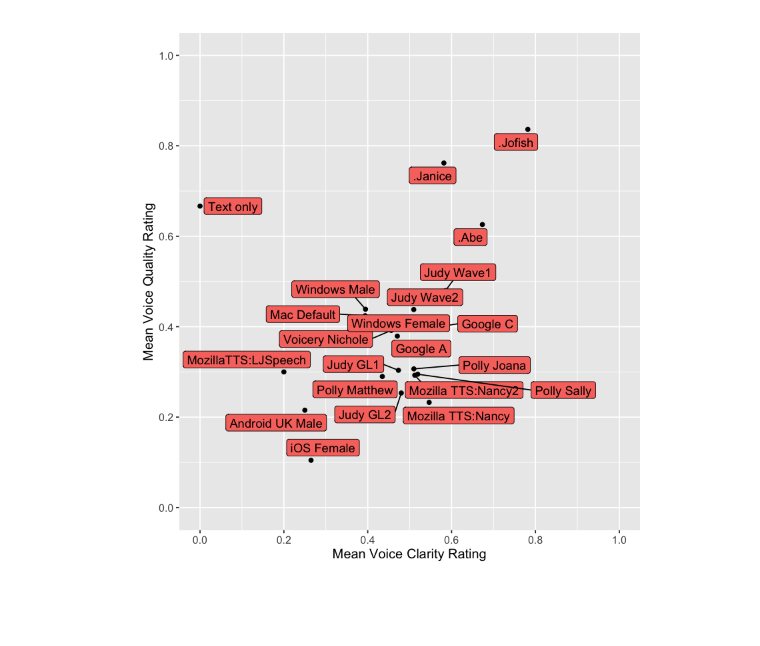
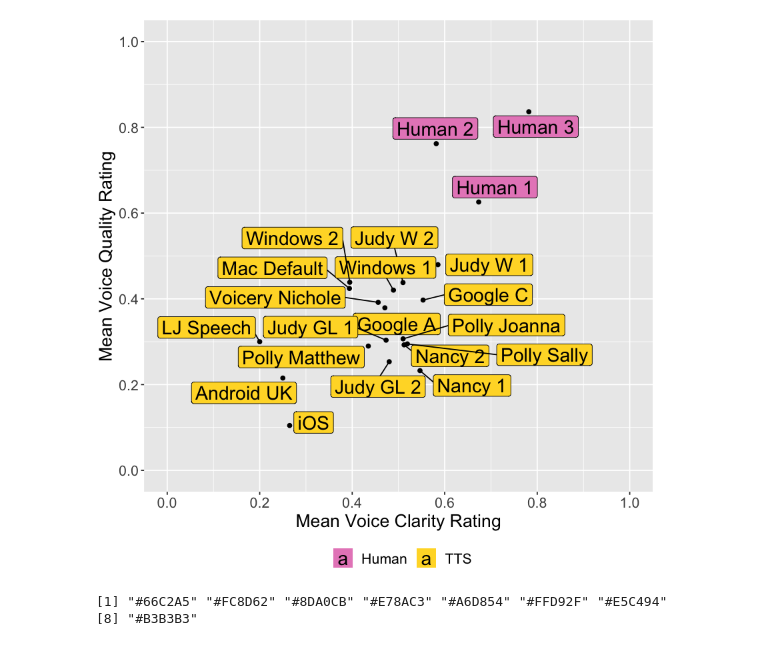
Before and after one commit to jmaddock/mozilla_voice_comparison, a Jupyter notebook: notebooks-chi-rtex/factor_analysis.ipynb, the cells around one changed output. Cells and saved outputs as stored; diff of their text form; code cells hidden in the pictures; blank space fills up the shorter version.

```diff
--- a/notebooks-chi-rtex/factor_analysis.ipynb
+++ b/notebooks-chi-rtex/factor_analysis.ipynb
@@ -16,7 +17,6 @@ wpm = read.csv("~/research_data/mozilla_voice_comparison/voice_metadata.csv")
 
 data = as.data.frame(lapply(data, function (x) if (is.factor(x)) factor(x) else x))
 # %%
-data$rate.experience = ordered(data$rate.experience, levels = c("Excellent", "Good", "OK", "Poor", "Very poor"))
 data$voice.easy = toBinary(data$voice.easy)
 data$voice.monotone = abs(toBinary(data$voice.monotone) - 1)
 data$voice.natural = toBinary(data$voice.natural)
@@ -69,31 +25,34 @@ group_names.voice.type = c(
-# %%
-data = subset(data, voice %in% names(group_names.voice))
 # %%
 data$voice.factor.understand = rowMeans(data[c('voice.easy','voice.focus')])
 data$voice.factor.quality = rowMeans(data[c('voice.natural','voice.monotone','voice.no_emotion')])
 temp = merge(aggregate(voice.factor.understand ~ voice, data=data, FUN = "mean"),aggregate(voice.factor.quality ~ voice, data=data, FUN = "mean"),by='voice')
-#temp = merge(temp,group_names.voice.type,by.x='voice',by.y=0)
+temp = merge(temp,wpm,by.x='voice',by.y='Voice')
 
-
-ggplot(temp, aes(x = voice.factor.understand, y = voice.factor.quality, geom_text = voice)) +
+ggplot(temp, aes(x = voice.factor.understand, y = voice.factor.quality, geom_text = Voice.Table.Name)) +
   geom_point() +
   labs(x = "Mean Voice Clarity Rating", y = "Mean Voice Quality Rating") +
-  geom_label_repel(aes(label=voice, fill="")) +
+  geom_label_repel(aes(label=Voice.Table.Name, fill=Type), size=6) +
   #facet_wrap( ~ Var2, labeller = as_labeller(c("Good","Poor"))) +
   #theme_classic() +
-  theme(plot.margin=unit(c(.5,.5,.5,1.5),"cm"),
-        text = element_text(size=12),
+  theme(plot.margin=unit(c(.1,.1,.1,.1),"cm"),
+        text = element_text(size=16),
         #axis.text.x = element_text(angle = 30, hjust = 1, vjust = 1),
         #axis.title.y = element_blank(),
         #axis.title.x = element_blank(),
         strip.background = element_blank(),
         panel.spacing = unit(3, "lines"),
-        legend.position = "none") +
+        legend.position = "bottom") +
   guides(fill = guide_legend(title = element_blank())) +
+  scale_fill_manual(values = c("#E78AC3",'#FFD92F')) +
   #scale_colour_brewer(palette = "PRGn") +
   scale_y_continuous(limits=c(0,1),breaks=seq(0,1,.2)) +
   scale_x_continuous(limits=c(0,1),breaks=seq(0,1,.2))
 
-ggsave("~/Desktop/clarity_vs_quality_9-12-19.pdf",height=6,width=7)
+ggsave("~/Desktop/clarity_vs_quality_9-12-19.pdf",height=7,width=7)
 # %% [output]
-[figure, old version]
+[figure, new version]
+# %%
+brewer.pal(n = 8, name = "Set2")
+# %% [output]
+[1] "#66C2A5" "#FC8D62" "#8DA0CB" "#E78AC3" "#A6D854" "#FFD92F" "#E5C494"
+[8] "#B3B3B3"
```
Also changed, not shown: parts of 2 cells of this notebook, 13 other files.
